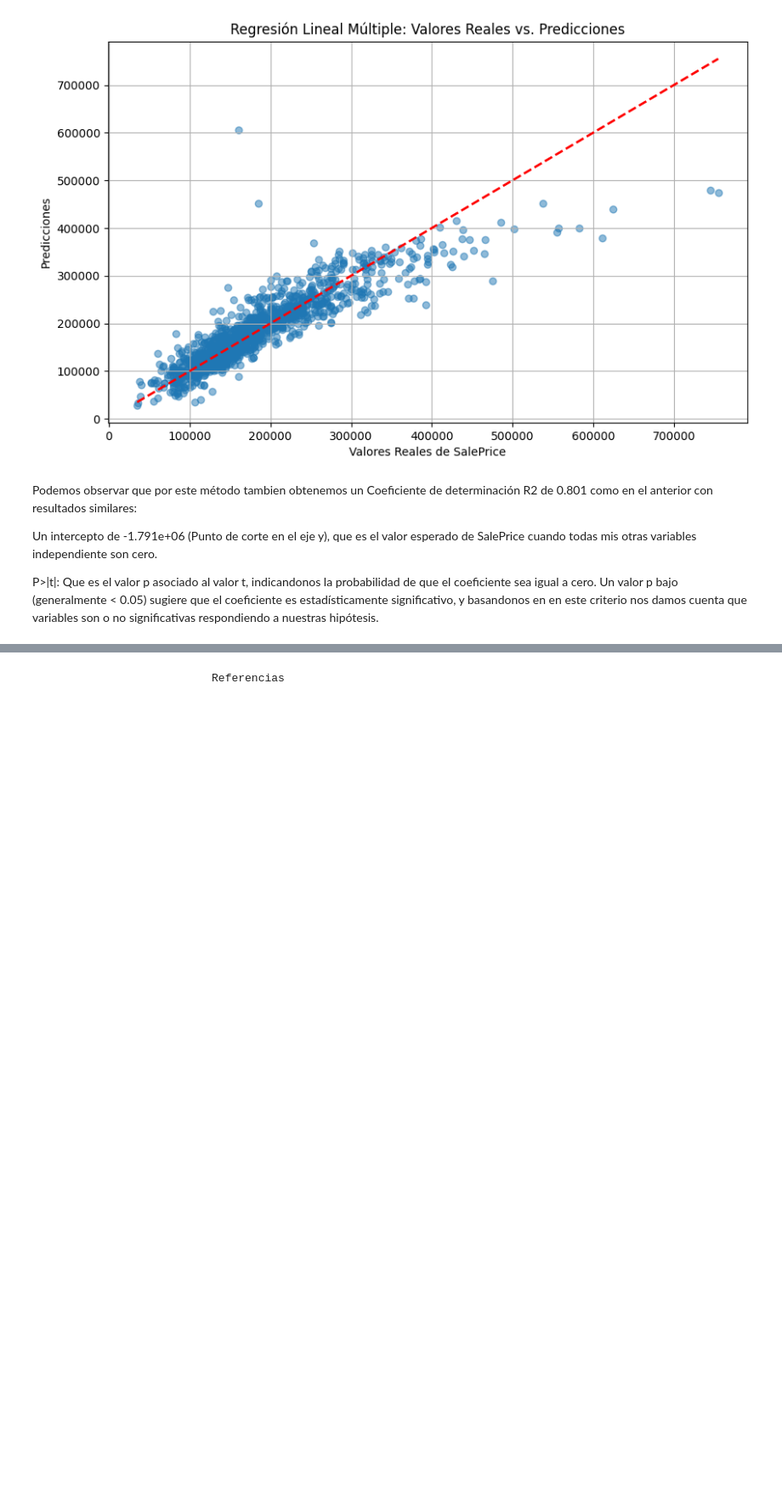
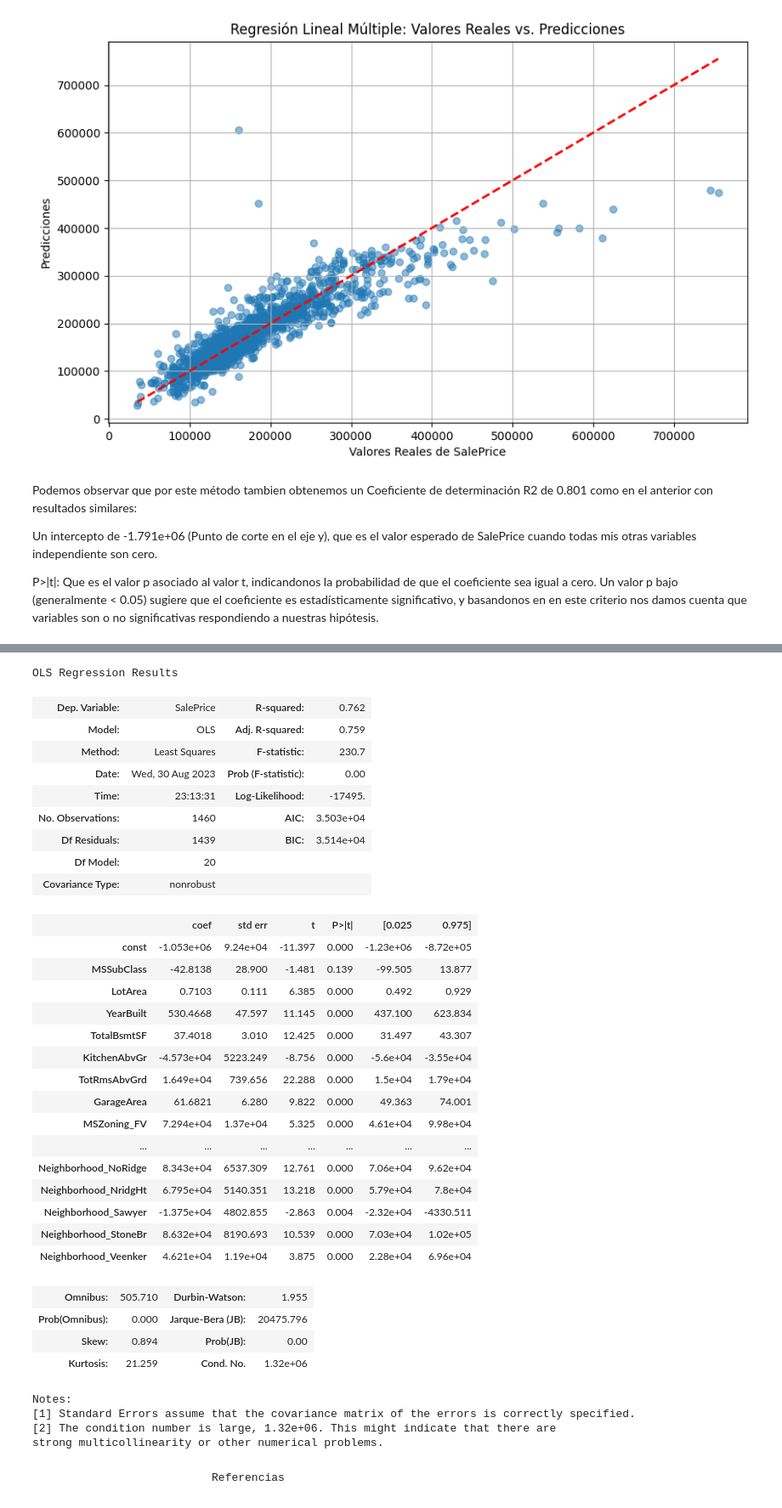
Before and after one commit to td2USA-20232/grupo4, a Jupyter notebook: caso.ipynb, the cells around one changed output, grey strips where cells are left out. Shown: that part at 85% size. Drawn from its saved outputs; the diff is of its cells as text; code cells hidden in the pictures; blank space fills up the shorter version.

Commit message:
Regresión variables significativas

```diff
--- a/caso.ipynb
+++ b/caso.ipynb
@@ -554,3 +594,48 @@ P>|t|: Que es el valor p asociado al valor t, indicandonos la probabilidad de qu
+# %%
+from sklearn.linear_model import LinearRegression
+import statsmodels.api as sn
+
+X_multi=base_de_dato.drop(columns=["SalePrice"],axis=1)
+X_multi.head()
+y_multi = base_de_dato["SalePrice"].astype(float)
+X_multi_cons=sn.add_constant(X_multi)
+lm_multi=sn.OLS(y_multi, X_multi_cons).fit()
+lm_multi.summary()
+# %% [output]
+OLS Regression Results
+| Dep. Variable: | SalePrice | R-squared: | 0.762 |
+| Model: | OLS | Adj. R-squared: | 0.759 |
+| Method: | Least Squares | F-statistic: | 230.7 |
+| Date: | Wed, 30 Aug 2023 | Prob (F-statistic): | 0.00 |
+| Time: | 23:13:31 | Log-Likelihood: | -17495. |
+| No. Observations: | 1460 | AIC: | 3.503e+04 |
+| Df Residuals: | 1439 | BIC: | 3.514e+04 |
+| Df Model: | 20 |  |  |
+| Covariance Type: | nonrobust |  |  |
+|  | coef | std err | t | P>|t| | [0.025 | 0.975] |
+| const | -1.053e+06 | 9.24e+04 | -11.397 | 0.000 | -1.23e+06 | -8.72e+05 |
+| MSSubClass | -42.8138 | 28.900 | -1.481 | 0.139 | -99.505 | 13.877 |
+| LotArea | 0.7103 | 0.111 | 6.385 | 0.000 | 0.492 | 0.929 |
+| YearBuilt | 530.4668 | 47.597 | 11.145 | 0.000 | 437.100 | 623.834 |
+| TotalBsmtSF | 37.4018 | 3.010 | 12.425 | 0.000 | 31.497 | 43.307 |
+| KitchenAbvGr | -4.573e+04 | 5223.249 | -8.756 | 0.000 | -5.6e+04 | -3.55e+04 |
+| TotRmsAbvGrd | 1.649e+04 | 739.656 | 22.288 | 0.000 | 1.5e+04 | 1.79e+04 |
+| GarageArea | 61.6821 | 6.280 | 9.822 | 0.000 | 49.363 | 74.001 |
+| MSZoning_FV | 7.294e+04 | 1.37e+04 | 5.325 | 0.000 | 4.61e+04 | 9.98e+04 |
+| ... | ... | ... | ... | ... | ... | ... |
+| Neighborhood_NoRidge | 8.343e+04 | 6537.309 | 12.761 | 0.000 | 7.06e+04 | 9.62e+04 |
+| Neighborhood_NridgHt | 6.795e+04 | 5140.351 | 13.218 | 0.000 | 5.79e+04 | 7.8e+04 |
+| Neighborhood_Sawyer | -1.375e+04 | 4802.855 | -2.863 | 0.004 | -2.32e+04 | -4330.511 |
+| Neighborhood_StoneBr | 8.632e+04 | 8190.693 | 10.539 | 0.000 | 7.03e+04 | 1.02e+05 |
+| Neighborhood_Veenker | 4.621e+04 | 1.19e+04 | 3.875 | 0.000 | 2.28e+04 | 6.96e+04 |
+| Omnibus: | 505.710 | Durbin-Watson: | 1.955 |
+| Prob(Omnibus): | 0.000 | Jarque-Bera (JB): | 20475.796 |
+| Skew: | 0.894 | Prob(JB): | 0.00 |
+| Kurtosis: | 21.259 | Cond. No. | 1.32e+06 |
+Notes:
+[1] Standard Errors assume that the covariance matrix of the errors is correctly specified.
+[2] The condition number is large, 1.32e+06. This might indicate that there are
+strong multicollinearity or other numerical problems.
 # %% [markdown]
                              Referencias
 # %% [markdown]
```
Also changed, not shown: parts of 6 cells of this notebook, 1 other file.
